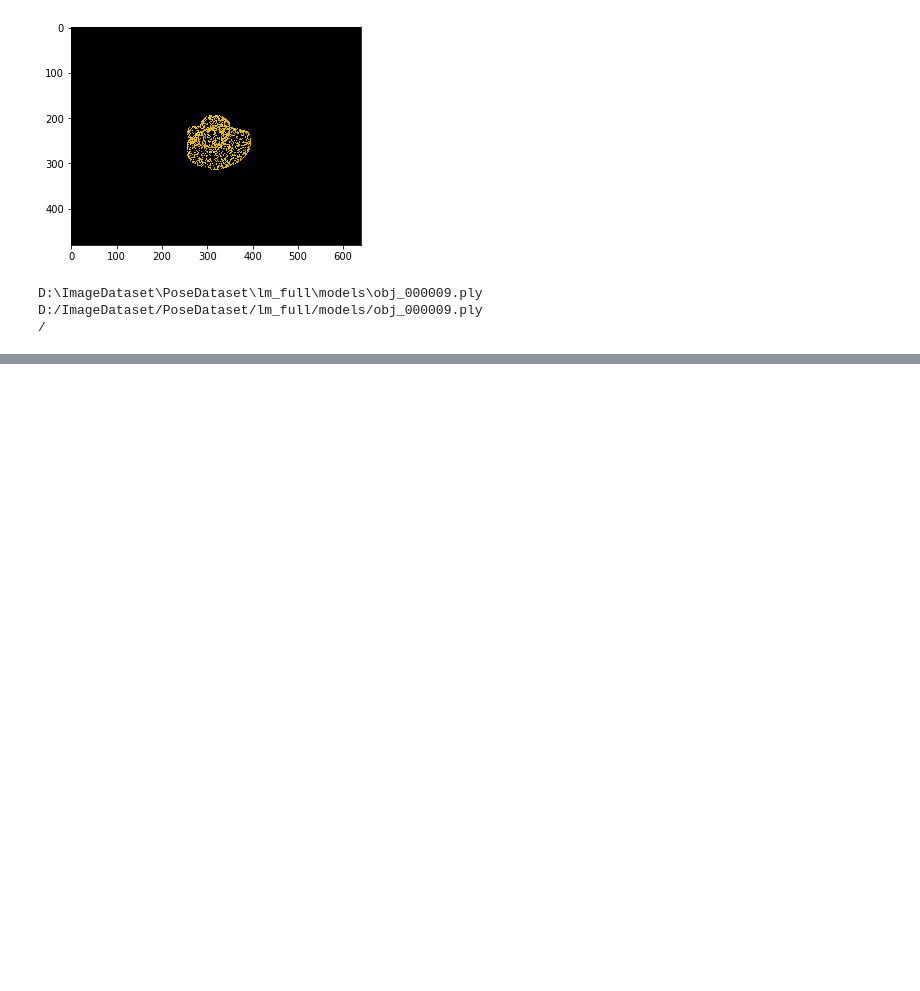
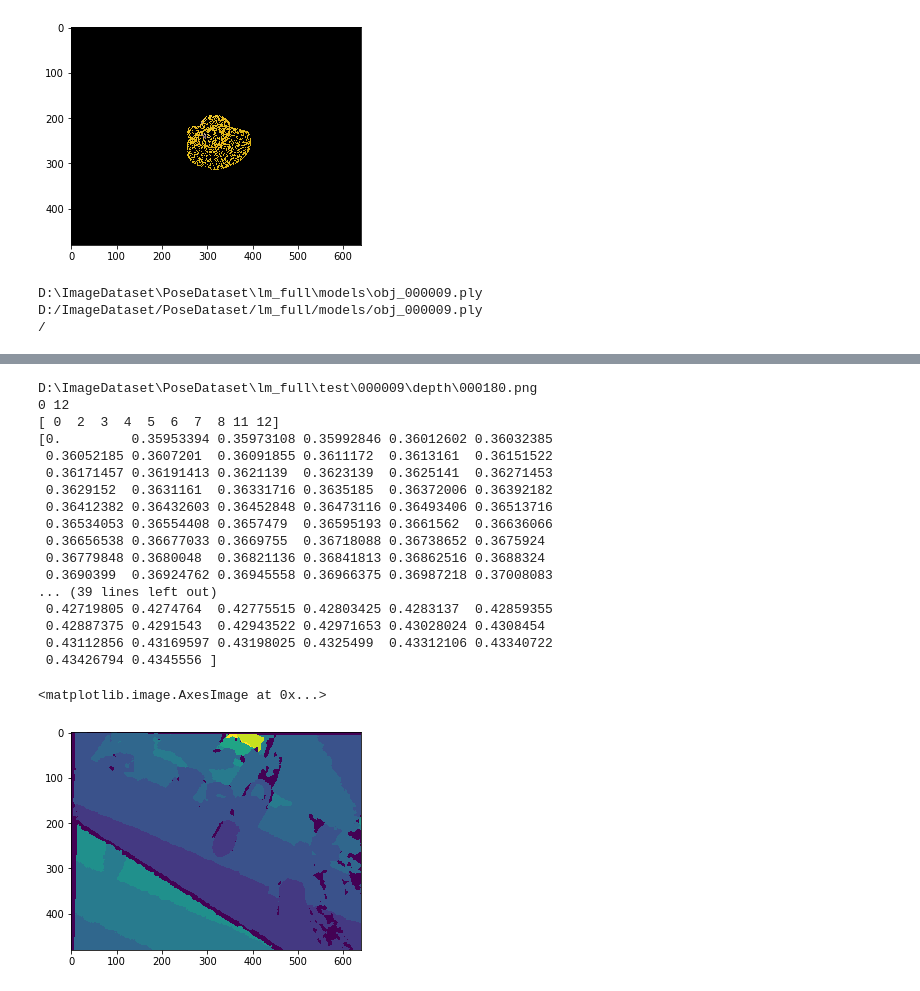
Before and after one commit to peytonhong/CVAE_Pose, a Jupyter notebook: augmentation_test.ipynb, the cells around one changed output, grey strips where cells are left out. Cells and saved outputs as stored; diff of their text form; code cells hidden in the pictures; blank space fills up the shorter version.

```diff
--- a/augmentation_test.ipynb
+++ b/augmentation_test.ipynb
@@ -381 +383,28 @@ print(np.mean(image_difference))
 [figure]
+# %%
+depth_path = lm_path / 'test' / '000009' / 'depth' / f'{int(scene_number):06d}.png'
+print(depth_path)
+depth_map = cv2.imread(str(depth_path), flags=cv2.IMREAD_GRAYSCALE)
+print(np.min(depth_map), np.max(depth_map))
+print(np.unique(depth_map))
+plt.imshow(depth_map)
+# %% [output]
+D:\ImageDataset\PoseDataset\lm_full\test\000009\depth\000180.png
+0 12
+[ 0  2  3  4  5  6  7  8 11 12]
+[0.         0.35953394 0.35973108 0.35992846 0.36012602 0.36032385
+ 0.36052185 0.3607201  0.36091855 0.3611172  0.3613161  0.36151522
+ 0.36171457 0.36191413 0.3621139  0.3623139  0.3625141  0.36271453
+ 0.3629152  0.3631161  0.36331716 0.3635185  0.36372006 0.36392182
+ 0.36412382 0.36432603 0.36452848 0.36473116 0.36493406 0.36513716
+ 0.36534053 0.36554408 0.3657479  0.36595193 0.3661562  0.36636066
+ 0.36656538 0.36677033 0.3669755  0.36718088 0.36738652 0.3675924
+ 0.36779848 0.3680048  0.36821136 0.36841813 0.36862516 0.3688324
+ 0.3690399  0.36924762 0.36945558 0.36966375 0.36987218 0.37008083
+... (39 lines left out)
+ 0.42719805 0.4274764  0.42775515 0.42803425 0.4283137  0.42859355
+ 0.42887375 0.4291543  0.42943522 0.42971653 0.43028024 0.4308454
+ 0.43112856 0.43169597 0.43198025 0.4325499  0.43312106 0.43340722
+ 0.43426794 0.4345556 ]
+<matplotlib.image.AxesImage at 0x...>
+[figure, added]
```
Also changed, not shown: parts of 8 cells of this notebook, 1 other file.
